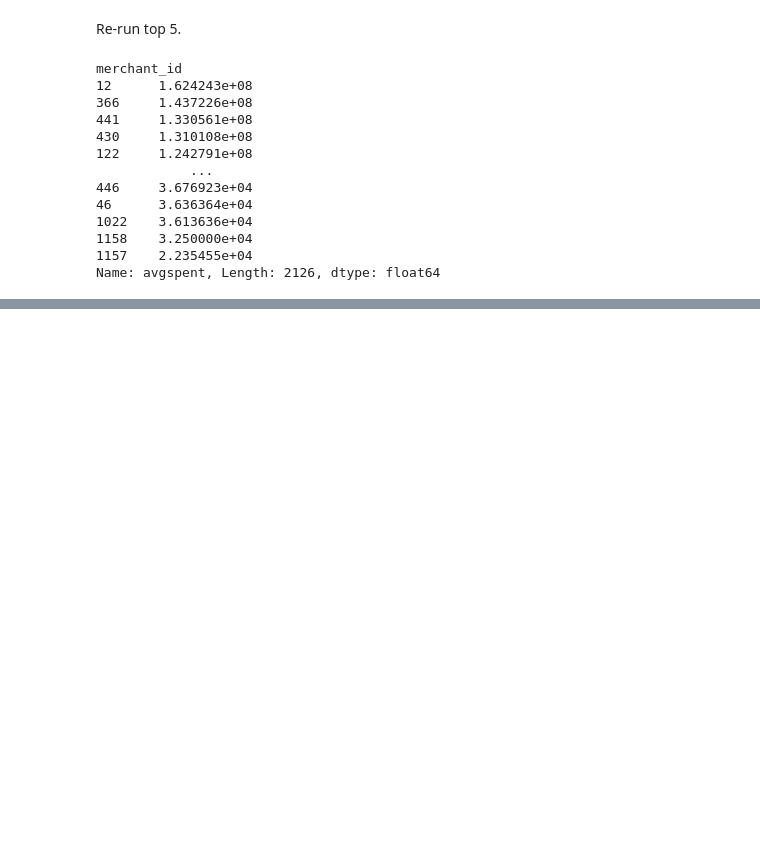
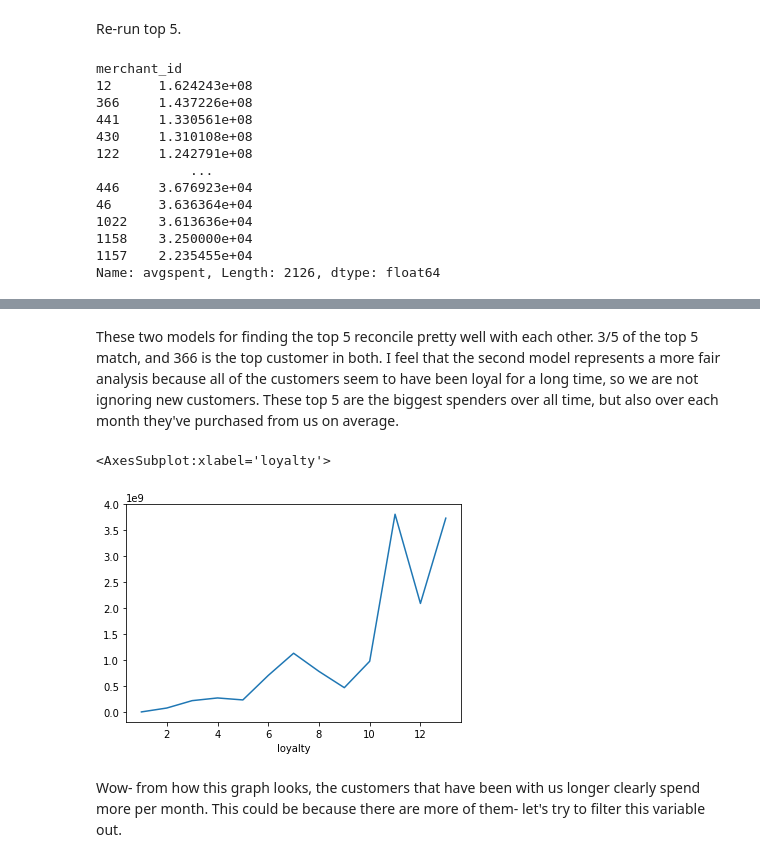
Before and after one commit to graceflitsch/DataScience, a Jupyter notebook: GNB3.ipynb, the cells around one changed output, grey strips where cells are left out. Drawn from its saved outputs; the diff is of its cells as text; code cells hidden in the pictures; blank space fills up the shorter version.

Commit message:
Looked more into loyalty, established top 5

```diff
--- a/GNB3.ipynb
+++ b/GNB3.ipynb
@@ -429,0 +444,2 @@ for i in range(1):
+# %%
+dfmerch = dfmerch.drop(12)
@@ -429,0 +476,9 @@ for i in range(1):
+# %% [markdown]
+These two models for finding the top 5 reconcile pretty well with each other. 3/5 of the top 5 match, and 366 is the top customer in both. I feel that the second model represents a more fair analysis because all of the customers seem to have been loyal for a long time, so we are not ignoring new customers. These top 5 are the biggest spenders over all time, but also over each month they've purchased from us on average.
+# %%
+dfmerch.groupby(by ='loyalty')['avgspent'].sum().plot()
+# %% [output]
+<AxesSubplot:xlabel='loyalty'>
+[figure, added]
+# %% [markdown]
+Wow- from how this graph looks, the customers that have been with us longer clearly spend more per month. This could be because there are more of them- let's try to filter this variable out.
```
Also changed, not shown: parts of 10 cells of this notebook.
